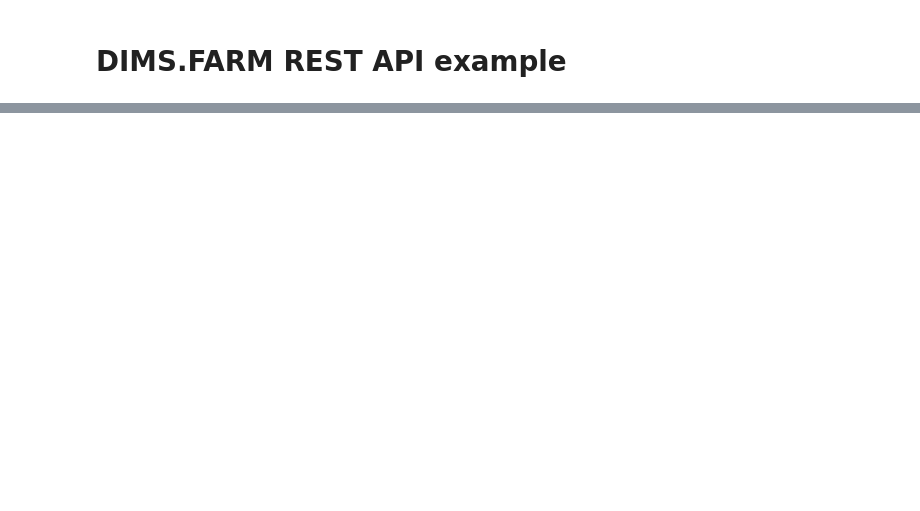
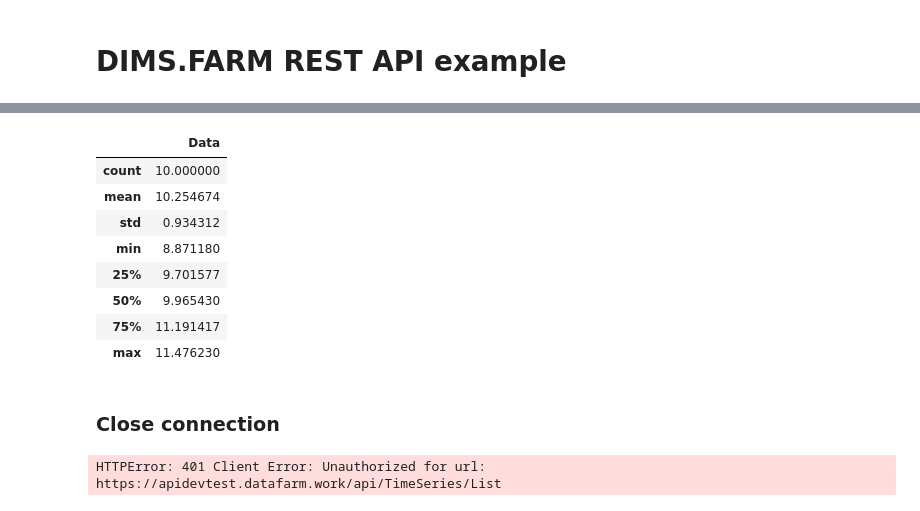
Before and after one commit to DHI/watobs, a Jupyter notebook: notebooks/DIMSFARM_example.ipynb, the cells around one changed output, grey strips where cells are left out. Drawn from its saved outputs; the diff is of its cells as text; code cells hidden in the pictures; blank space fills up the shorter version.

```diff
--- a/notebooks/DIMSFARM_example.ipynb
+++ b/notebooks/DIMSFARM_example.ipynb
@@ -57,0 +90,21 @@ df.head()
+# %%
+data.describe()
+# %% [output]
+|  | Data |
+| count | 10.000000 |
+| mean | 10.254674 |
+| std | 0.934312 |
+| min | 8.871180 |
+| 25% | 9.701577 |
+| 50% | 9.965430 |
+| 75% | 11.191417 |
+| max | 11.476230 |
+# %% [markdown]
+### Close connection
+# %%
+dfr.close()
+
+# Now this will fail:
+dfr.list_time_series()
+# %% [output]
+HTTPError: 401 Client Error: Unauthorized for url: https://apidevtest.datafarm.work/api/TimeSeries/List
```
Also changed, not shown: parts of 23 cells of this notebook, 1 other file.
